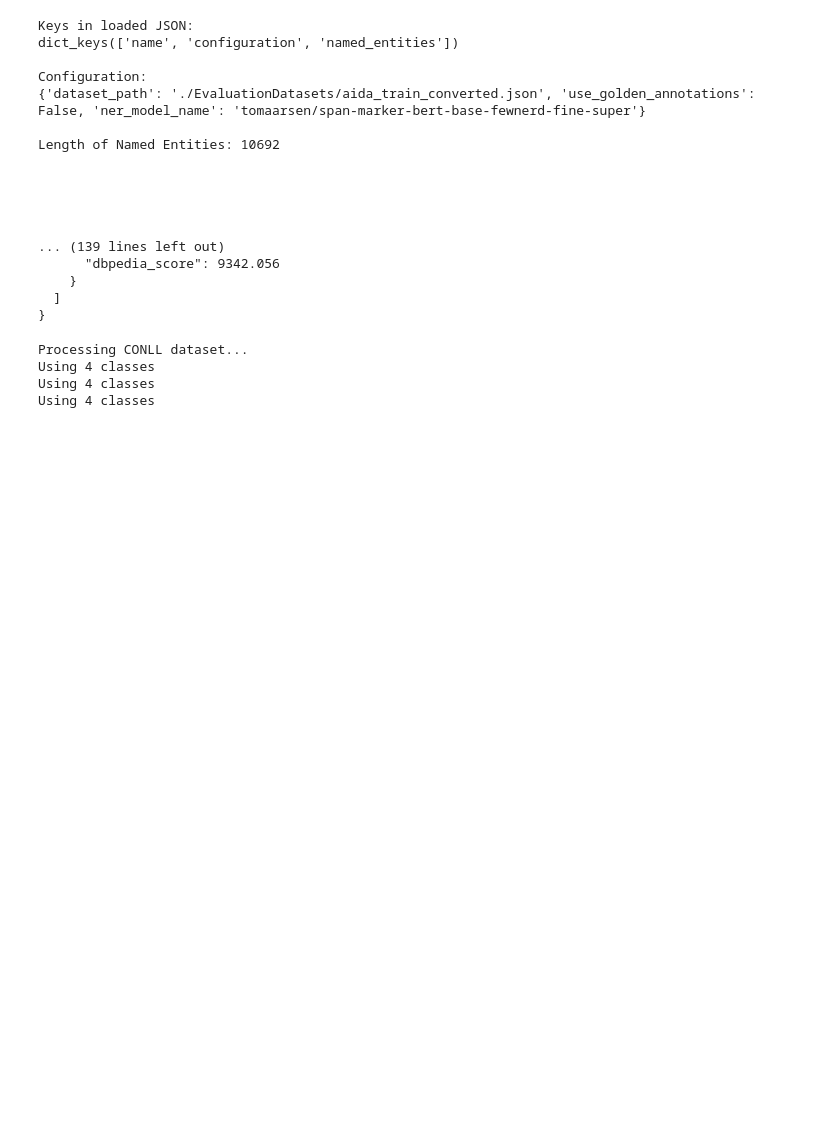
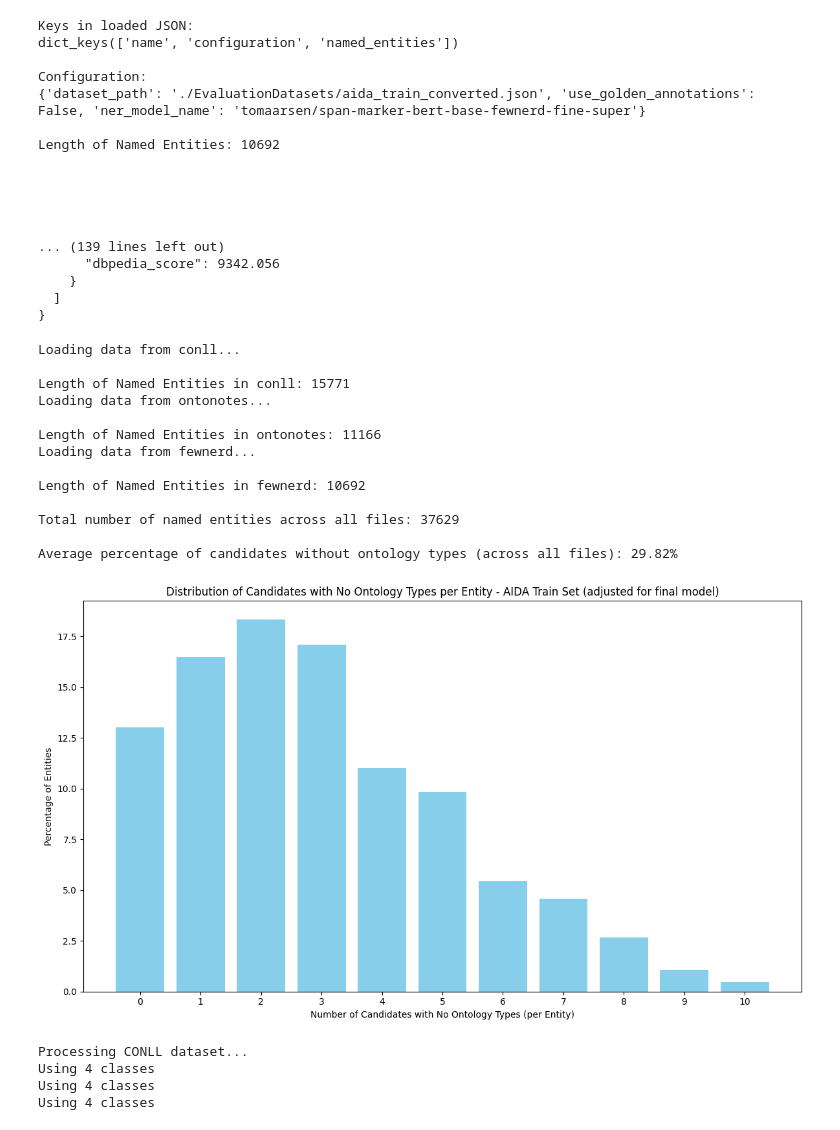
Before and after one commit to Danzigerrr/ProbNEL, a Jupyter notebook: Colab Notebooks/Candidate_Selector_new_AI_Model.ipynb, the cells around one changed output. Cells and saved outputs as stored; diff of their text form; code cells hidden in the pictures; blank space fills up the shorter version.

```diff
--- a/Colab Notebooks/Candidate_Selector_new_AI_Model.ipynb
+++ b/Colab Notebooks/Candidate_Selector_new_AI_Model.ipynb
@@ -1239,6 +1323,79 @@ Length of Named Entities: 10692
     }
   ]
 }
+# %%
+import json
+import matplotlib.pyplot as plt
+from collections import Counter
+
+# Initialize variables to store combined results
+all_named_entities = []
+
+# Load and combine data from all three JSON files
+for file_name, path in config_paths.items():
+    print(f"Loading data from {file_name}...")
+    with open(path, "r", encoding="utf-8") as file:
+        data = json.load(file)
+        print(f"\nLength of Named Entities in {file_name}: {len(data['named_entities'])}")
+        all_named_entities.extend(data['named_entities'])
+
+
+print(f"\nTotal number of named entities across all files: {len(all_named_entities)}")
+
+# Analysis of combined data
+total_candidates_overall = 0
+count_no_ontology_overall = 0
+entity_no_ontology_counts = []
+
+for entity_prediction in all_named_entities:
+    candidates = entity_prediction.get("candidates", [])
+    no_ontology_count = 0
+    total_candidates = len(candidates)
+    total_candidates_overall += total_candidates
+    for candidate in candidates:
+        ontology_types = candidate.get("ontology_types", [])
+        if not ontology_types:
+            no_ontology_count += 1
+            count_no_ontology_overall += 1
+    entity_no_ontology_counts.append(no_ontology_count)
+
+# Calculate the average percentage of candidates without ontology types
+average_percent_no_ontology = (count_no_ontology_overall / total_candidates_overall) * 100 if total_candidates_overall > 0 else 0
+print(f"\nAverage percentage of candidates without ontology types (across all files): {average_percent_no_ontology:.2f}%\n\n")
+
+# Count the occurrences of each no_ontology_count
+no_ontology_distribution = Counter(entity_no_ontology_counts)
+total_entities = len(entity_no_ontology_counts)
+
+# Prepare data for plotting
+max_no_ontology = max(entity_no_ontology_counts) if entity_no_ontology_counts else 0
+x_values = range(max_no_ontology + 1)
+y_values = [(no_ontology_distribution[i] / total_entities) * 100 if total_entities > 0 else 0 for i in x_values]
+
+# Visualization
+plt.figure(figsize=(12, 7))
+plt.bar(x_values, y_values, color="skyblue")
+plt.xlabel("Number of Candidates with No Ontology Types (per Entity)")
+plt.ylabel("Percentage of Entities")
+plt.title("Distribution of Candidates with No Ontology Types per Entity - AIDA Train Set (adjusted for final model)")
+plt.xticks(x_values)
+plt.tight_layout()  # Adjust layout to prevent labels from overlapping
+plt.show()
+# %% [output]
+Loading data from conll...
+
+Length of Named Entities in conll: 15771
+Loading data from ontonotes...
+
+Length of Named Entities in ontonotes: 11166
+Loading data from fewnerd...
+
+Length of Named Entities in fewnerd: 10692
+
+Total number of named entities across all files: 37629
+
+Average percentage of candidates without ontology types (across all files): 29.82%
+[figure, added]
 # %%
 import json
 from datetime import datetime
```
Also changed, not shown: parts of 19 cells of this notebook, 2 other files.
